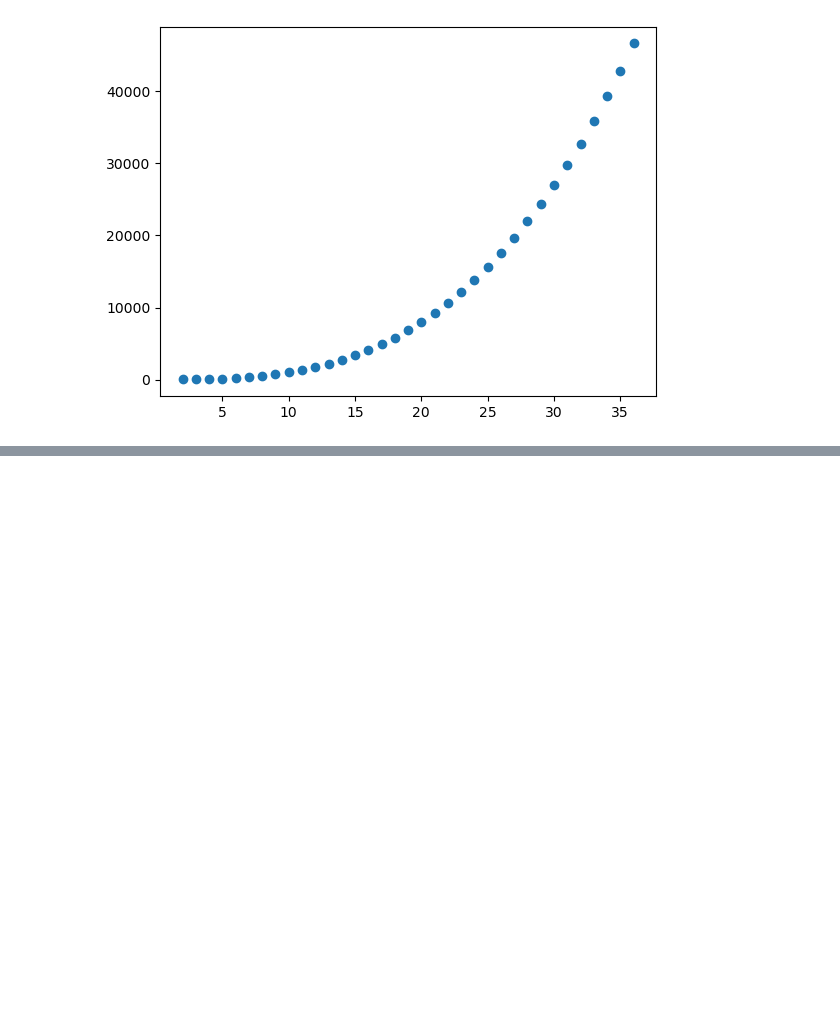
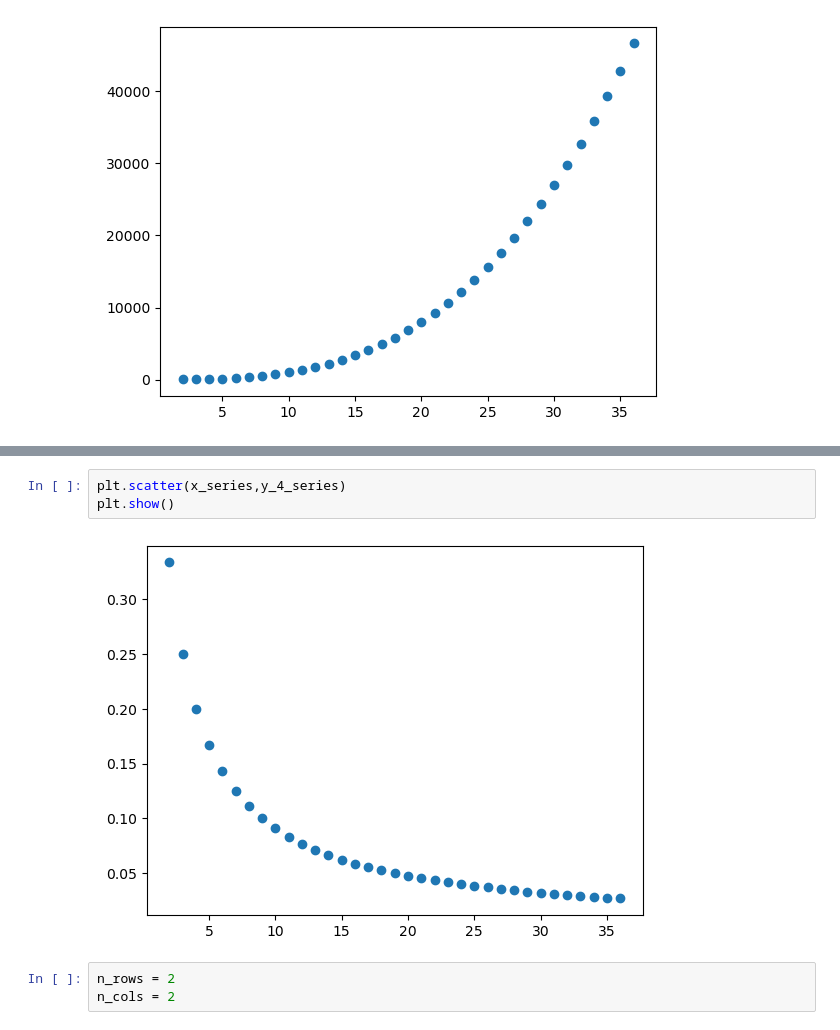
Before and after one commit to RichardAlcabes22/codeup_review, a Jupyter notebook: 3-data_science_libraries/05_matplotlib.ipynb, the cells around one changed output, grey strips where cells are left out. Saved outputs shown, nothing was run; the diff lists cells and outputs as text; blank space fills up the shorter version.

```diff
--- a/3-data_science_libraries/05_matplotlib.ipynb
+++ b/3-data_science_libraries/05_matplotlib.ipynb
@@ -112,0 +142,8 @@ plt.show()
+# %%
+plt.scatter(x_series,y_4_series)
+plt.show()
+# %% [output]
+[figure, added]
+# %%
+n_rows = 2
+n_cols = 2
```
Also changed, not shown: parts of 9 cells of this notebook, 2 other files.
